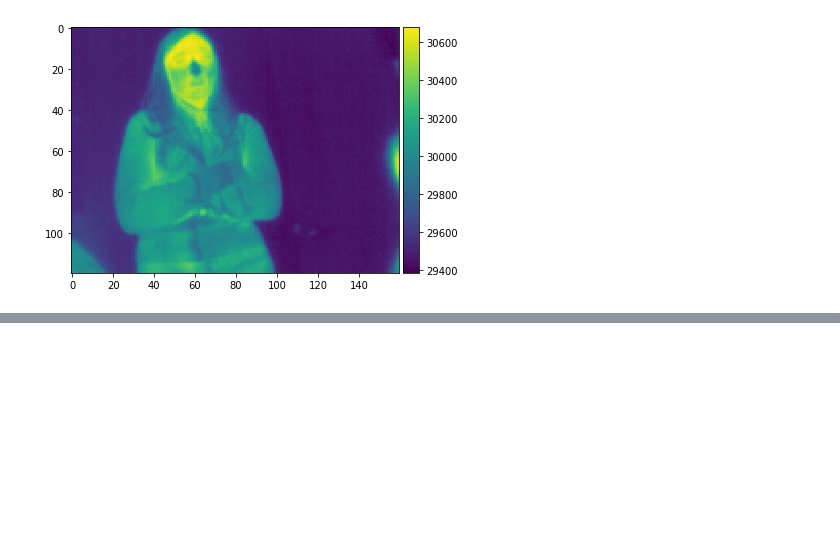
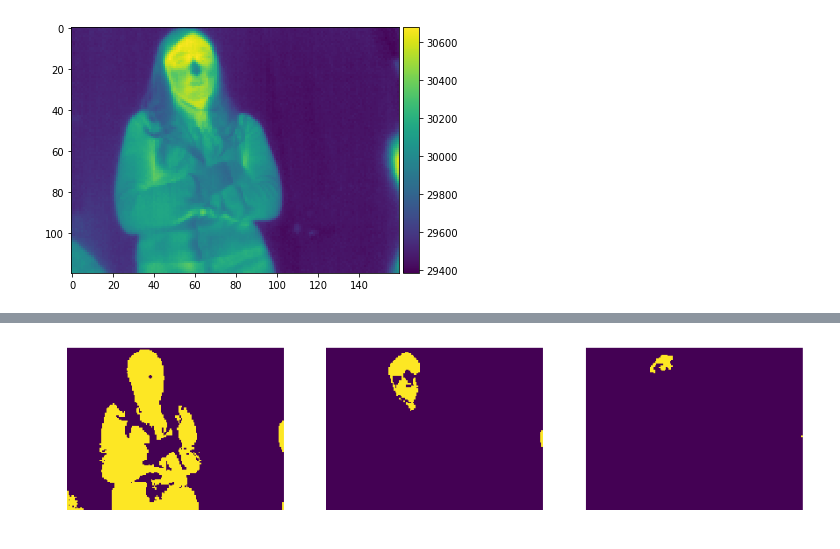
Before and after one commit to jrodguez/musical-robot, a Jupyter notebook: examples/image_recognition.ipynb, the cells around one changed output, grey strips where cells are left out. Saved outputs shown, nothing was run; the diff lists cells and outputs as text; code cells hidden in the pictures; blank space fills up the shorter version.

```diff
--- a/examples/image_recognition.ipynb
+++ b/examples/image_recognition.ipynb
@@ -19,0 +38,11 @@ io.imshow(example_image[0])
+# %%
+fig, axes = plt.subplots(figsize=(15, 6), ncols=3)
+thresh = [30000, 30400, 30600]
+
+counter = 0
+for ax, thres in zip(axes, thresh):
+    ax.imshow(example_image[0] > thres)
+    ax.axis('off')
+    counter += 1
+# %% [output]
+[figure, added]
```
Also changed, not shown: parts of 6 cells of this notebook.
